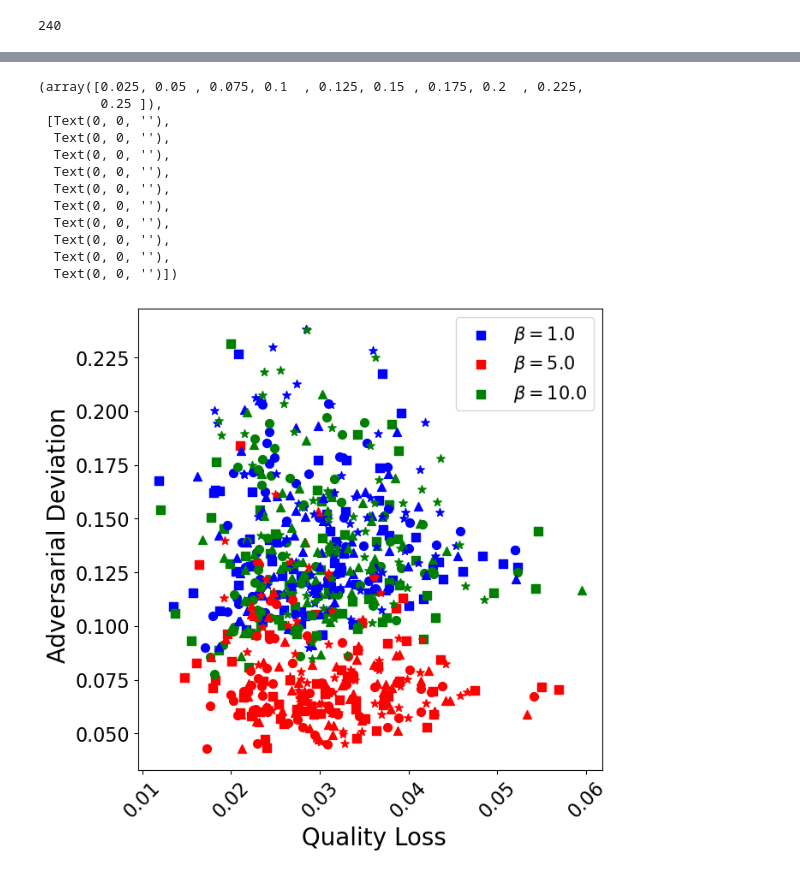
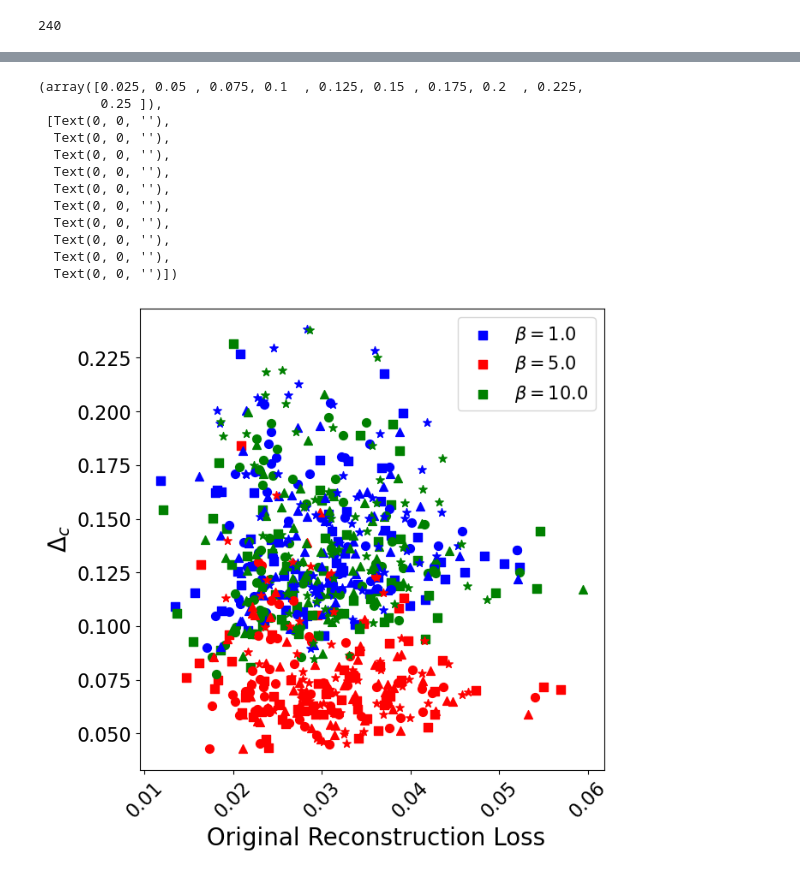
Before and after one commit to ChethanKodase/robustness_of_subgroups, a Jupyter notebook: nvae_results_comparision_all_fairness_disjoined_objectives_compare.ipynb, the cells around one changed output, grey strips where cells are left out. Saved outputs shown, nothing was run; the diff lists cells and outputs as text; code cells hidden in the pictures.

```diff
--- a/nvae_results_comparision_all_fairness_disjoined_objectives_compare.ipynb
+++ b/nvae_results_comparision_all_fairness_disjoined_objectives_compare.ipynb
@@ -1823,36 +1823,36 @@ plt.legend(fontsize=15)
 plt.scatter(beta1_recon_loss[60:120], beta1_deviations[60:120], color='blue', label=r"$\beta = 1.0$",  marker='o',  s=50)
 plt.scatter(beta2_recon_loss[60:120], beta2_deviations[60:120], color='red', label=r"$\beta = 5.0$",  marker='o',  s=50)
 plt.scatter(beta3_recon_loss[60:120], beta3_deviations[60:120], color='green', label=r"$\beta = 10.0$", marker='o',  s=50)
 
 
 plt.scatter(beta1_recon_loss[120:180], beta1_deviations[120:180], color='blue', label=r"$\beta = 1.0$",  marker='^',  s=50)
 plt.scatter(beta2_recon_loss[120:180], beta2_deviations[120:180], color='red', label=r"$\beta = 5.0$",  marker='^',  s=50)
 plt.scatter(beta3_recon_loss[120:180], beta3_deviations[120:180], color='green', label=r"$\beta = 10.0$", marker='^',  s=50)
 
 
 plt.scatter(beta1_recon_loss[180:240], beta1_deviations[180:240], color='blue', label=r"$\beta = 1.0$",  marker='*',  s=50)
 plt.scatter(beta2_recon_loss[180:240], beta2_deviations[180:240], color='red', label=r"$\beta = 5.0$",  marker='*',  s=50)
 plt.scatter(beta3_recon_loss[180:240], beta3_deviations[180:240], color='green', label=r"$\beta = 10.0$", marker='*',  s=50)
 
-plt.ylabel(" Adversarial Deviation", fontsize=20)  # Using LaTeX formatting for the ylabel
+plt.ylabel(r"$\Delta_c$", fontsize=20)  # Using LaTeX formatting for the ylabel
 
-plt.xlabel(" Quality Loss", fontsize=20)  # Using LaTeX formatting for the ylabel
+plt.xlabel(" Original Reconstruction Loss", fontsize=20)  # Using LaTeX formatting for the ylabel
 plt.xticks(fontsize=16, rotation=45)  # Adjust the fontsize as needed
 plt.yticks(fontsize=16)  # Adjust the fontsize as needed
 # %% [output]
 (array([0.025, 0.05 , 0.075, 0.1  , 0.125, 0.15 , 0.175, 0.2  , 0.225,
         0.25 ]),
  [Text(0, 0, ''),
   Text(0, 0, ''),
   Text(0, 0, ''),
   Text(0, 0, ''),
   Text(0, 0, ''),
   Text(0, 0, ''),
   Text(0, 0, ''),
   Text(0, 0, ''),
   Text(0, 0, ''),
   Text(0, 0, '')])
-[figure, old version]
+[figure, new version]
 # %%
 beta1_to_2_recon_change = np.array(beta2_recon_loss) - np.array(beta1_recon_loss)
 beta1_to_2_adv_div_change = np.array(beta2_deviations) - np.array(beta1_deviations)
```
Also changed, not shown: parts of 15 cells of this notebook, 1 other file.
